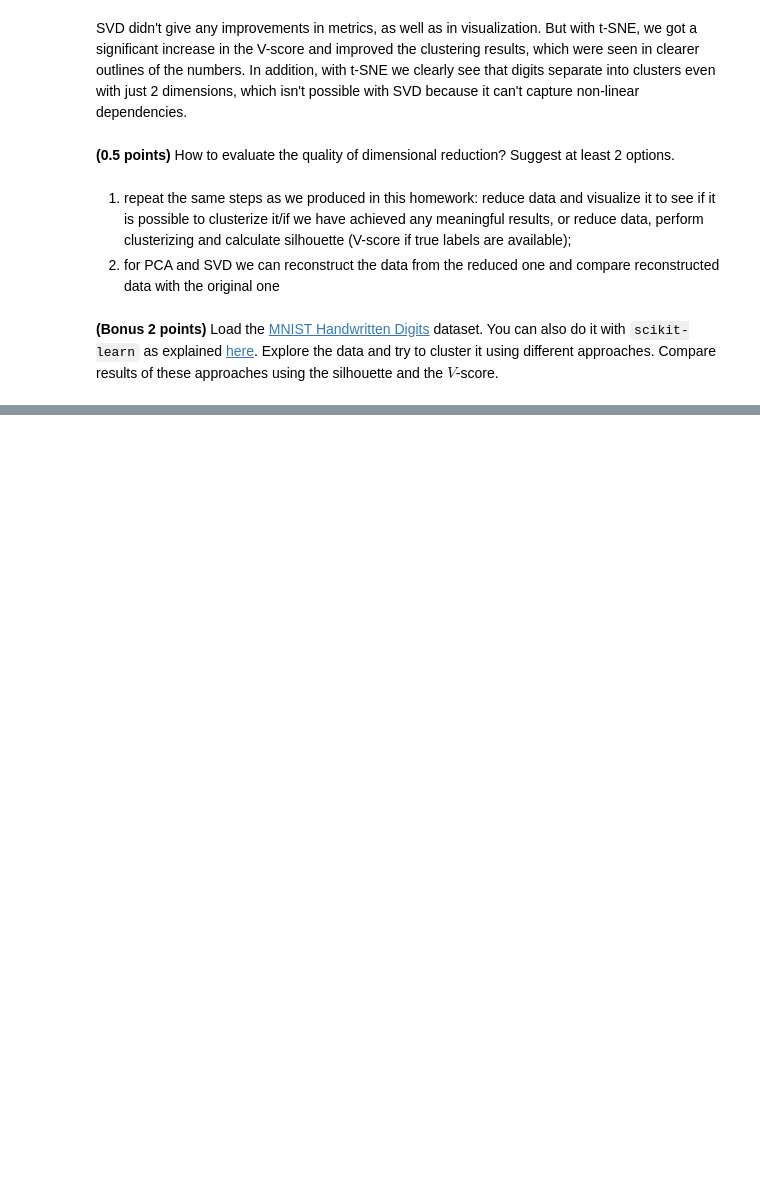
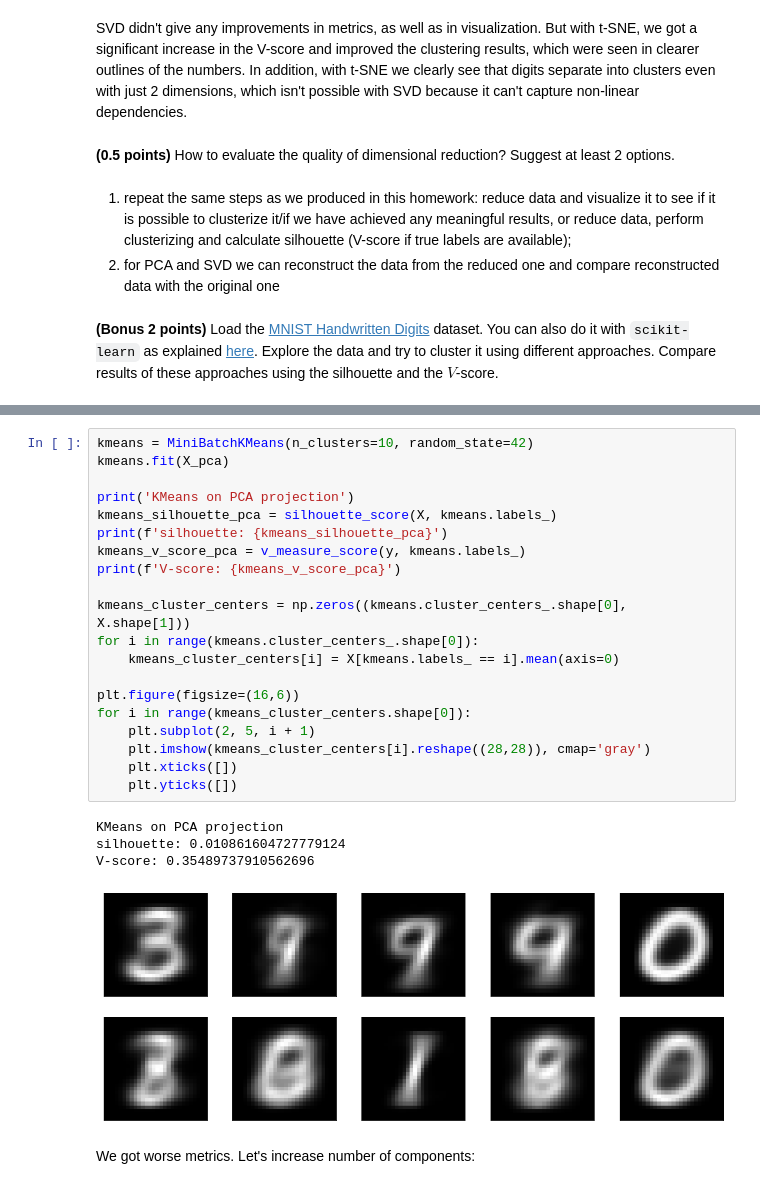
Before and after one commit to Bayramova/rs_school_assignments, a Jupyter notebook: clustering.ipynb, the cells around one changed output, grey strips where cells are left out. Drawn from its saved outputs; the diff is of its cells as text; blank space fills up the shorter version.

```diff
--- a/clustering.ipynb
+++ b/clustering.ipynb
@@ -618,0 +696,27 @@ SVD didn't give any improvements in metrics, as well as in visualization. But wi
+# %%
+kmeans = MiniBatchKMeans(n_clusters=10, random_state=42)
+kmeans.fit(X_pca)
+
+print('KMeans on PCA projection')
+kmeans_silhouette_pca = silhouette_score(X, kmeans.labels_)
+print(f'silhouette: {kmeans_silhouette_pca}')
+kmeans_v_score_pca = v_measure_score(y, kmeans.labels_)
+print(f'V-score: {kmeans_v_score_pca}')
+
+kmeans_cluster_centers = np.zeros((kmeans.cluster_centers_.shape[0], X.shape[1]))
+for i in range(kmeans.cluster_centers_.shape[0]):
+    kmeans_cluster_centers[i] = X[kmeans.labels_ == i].mean(axis=0)
+
+plt.figure(figsize=(16,6))
+for i in range(kmeans_cluster_centers.shape[0]):
+    plt.subplot(2, 5, i + 1)
+    plt.imshow(kmeans_cluster_centers[i].reshape((28,28)), cmap='gray')
+    plt.xticks([])
+    plt.yticks([])
+# %% [output]
+KMeans on PCA projection
+silhouette: 0.010861604727779124
+V-score: 0.35489737910562696
+[figure, added]
+# %% [markdown]
+We got worse metrics. Let's increase number of components:
```
Also changed, not shown: parts of 29 cells of this notebook.
